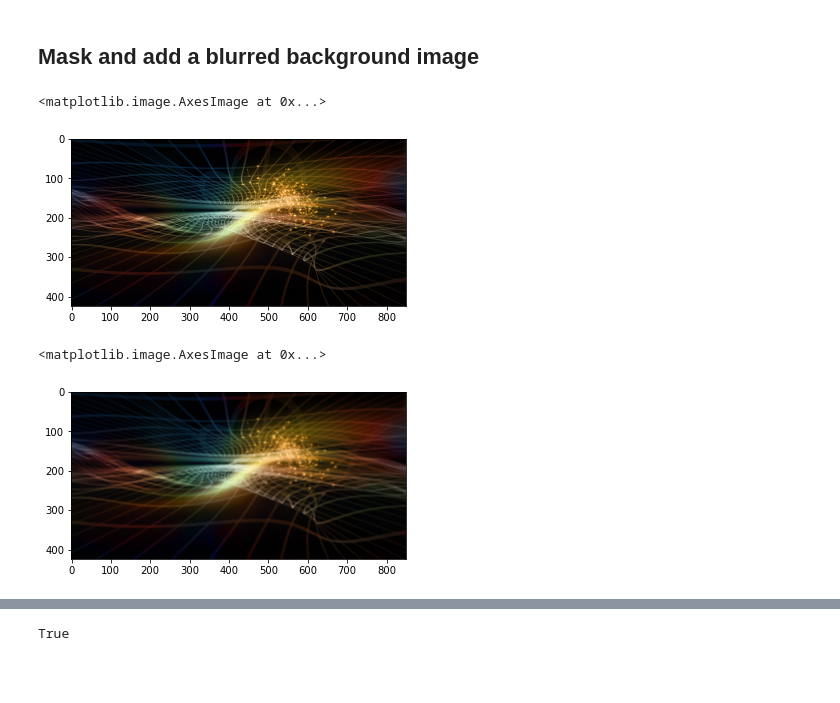
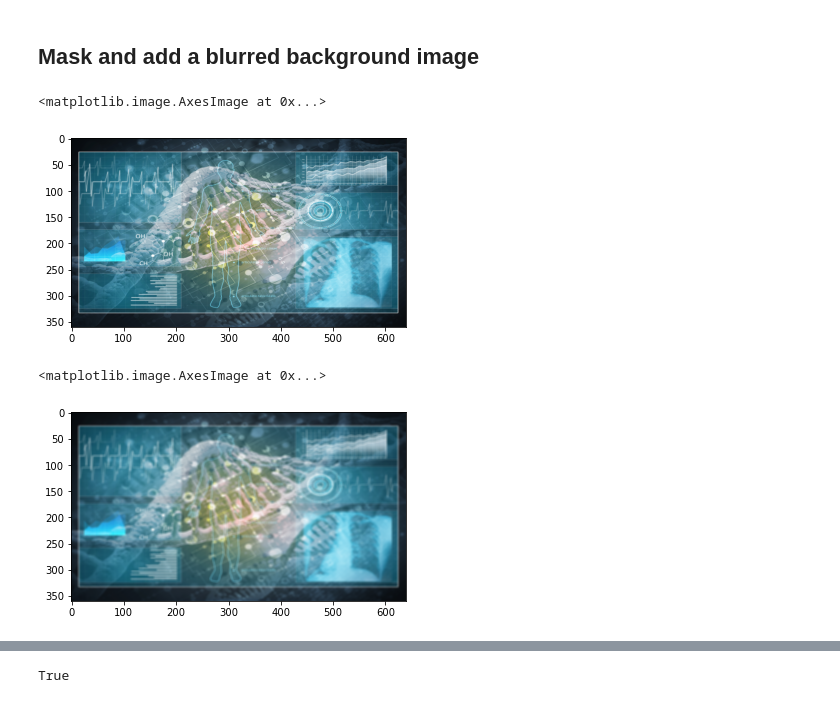
Before and after one commit to allwinlucious/Opencv_replace_background, a Jupyter notebook: OpenCV_replace_bg_threshold_method.ipynb, the cells around one changed output, grey strips where cells are left out. Drawn from its saved outputs; the diff is of its cells as text; code cells hidden in the pictures; blank space fills up the shorter version.

```diff
--- a/OpenCV_replace_bg_threshold_method.ipynb
+++ b/OpenCV_replace_bg_threshold_method.ipynb
@@ -4,7 +4,7 @@ import numpy as np
 import cv2
 %matplotlib inline
 
-image = cv2.imread('diagram3.png')
+image = cv2.imread('diagram1.jpeg')
 shape = image.shape
 print('This image is:', type(image),
       ' with dimensions:',shape)
@@ -81,15 +84,15 @@ plt.imshow(masked_image)
 # %% [markdown]
 ## Mask and add a blurred background image
 # %%
-background_image = cv2.imread('2.jpg')
+background_image = cv2.imread('4.jpg')
 background_image = cv2.cvtColor(background_image, cv2.COLOR_BGR2RGB)
 #resize to diagram's shape
 background_image = cv2.resize(background_image, (shape[1],shape[0]), interpolation = cv2.INTER_AREA)
 crop_background = background_image[0:shape[0], 0:shape[1]] #crop if needed
 plt.imshow(crop_background)
 # %% [output]
 <matplotlib.image.AxesImage at 0x...>
-[figure, old version]
+[figure, new version]
 # %%
 #add blur
 blur_amount = 5
@@ -97,7 +100,7 @@ crop_background = cv2.blur(crop_background, (blur_amount,blur_amount),0)
 plt.imshow(crop_background)
 # %% [output]
 <matplotlib.image.AxesImage at 0x...>
-[figure, old version]
+[figure, new version]
 # %%
 crop_background[mask == 0] = [0,0,0]
 plt.imshow(crop_background)
```
Also changed, not shown: parts of 9 cells of this notebook, 19 other files.
